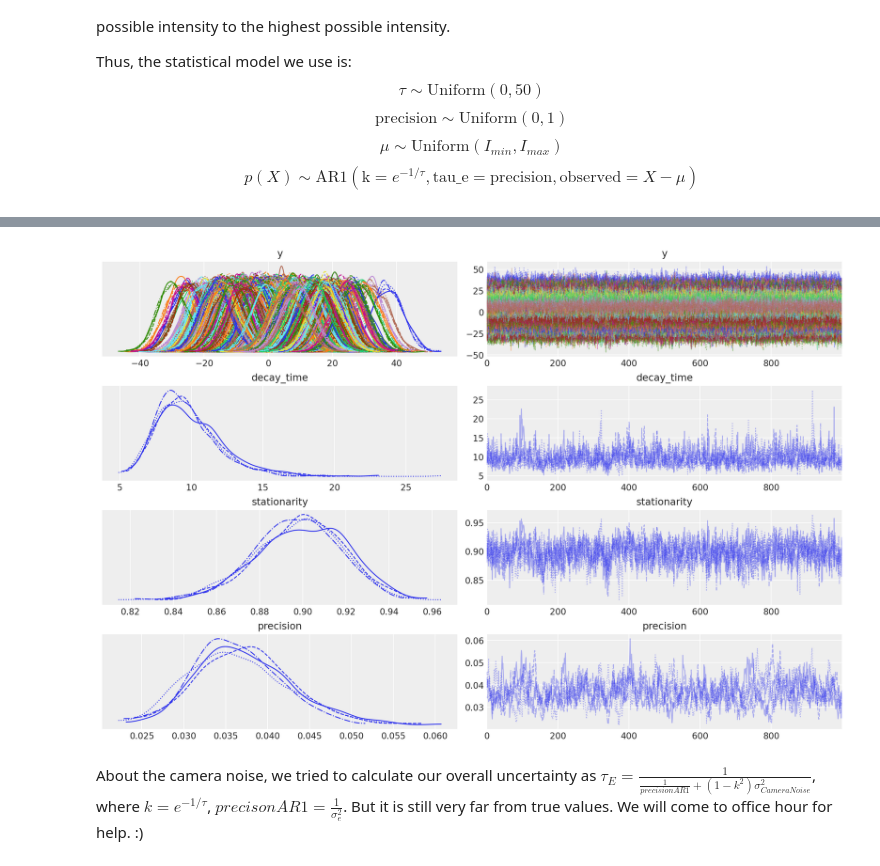
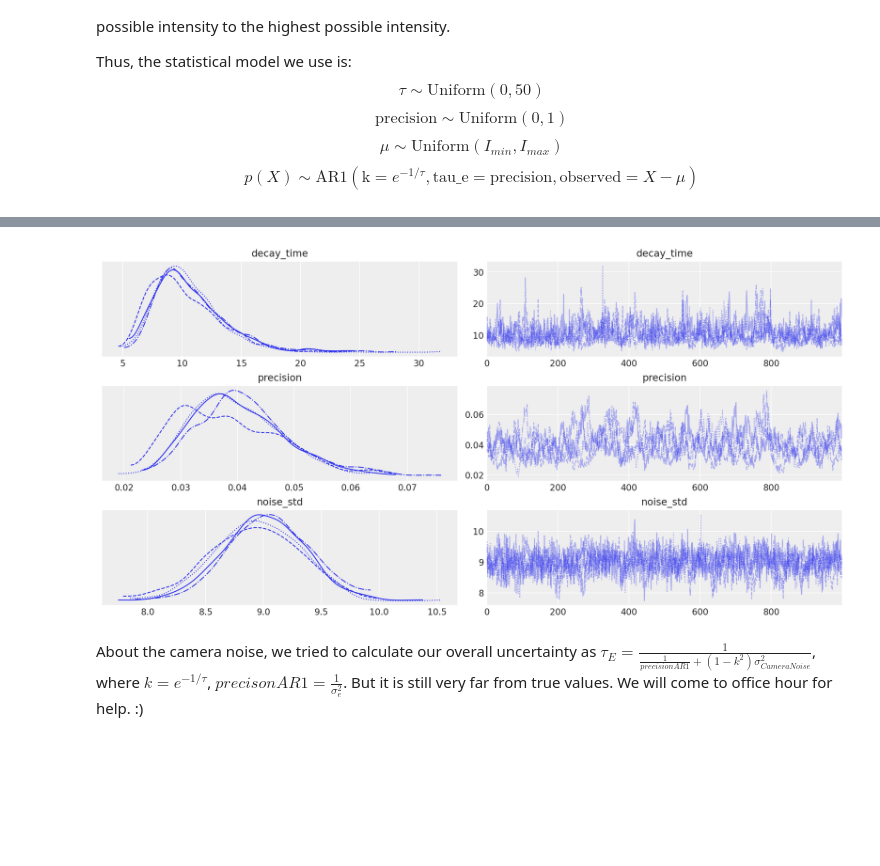
Before and after one commit to wwy-wwy-wwy/Biomolecular-Condensates, a Jupyter notebook: documentation.ipynb, the cells around one changed output, grey strips where cells are left out. Cells and saved outputs as stored; diff of their text form; code cells hidden in the pictures; blank space fills up the shorter version.

Commit message:
Update model

```diff
--- a/documentation.ipynb
+++ b/documentation.ipynb
@@ -33,4 +33,4 @@ X = load_data('[110, 145]_intensity.csv',data_dir='condensate_speckle/example_da
 # %% [output]
 /Users/Hanyue/Documents/GitHub/Condensate_speckles/condensate_speckle/example_data/[110, 145]_intensity.csv
 # %%
-X
+data_pds={'t':X[0],'Intensity':X[1]}
@@ -56,7 +51,7 @@ $$ \mu \sim \text{Uniform} (I_{min}, I_{max}) $$
 $$ p(X) \sim \text{AR1} (\text{k} = e^{-1/\tau}, \text{tau_e} = \text{precision}, \text{observed} = X-\mu )$$
 # %%
 quantization = 255
-ar1_model=set_model(X[1],quantization)
+ar1_model=set_model(data_pds['Intensity'],quantization)
 # %%
 estimate = pm.find_MAP(model = ar1_model)
 # %% [output]
@@ -113,13 +109,10 @@ innovation_std = intensity_std*np.sqrt(1-phi**2) # this is the standard deviatio
 intensity_variance = intensity_std**2 # this is the expectation value of all intensity signals
 # %%
 az.plot_trace(
-    idata,
-    lines=[
-        ("decay_time"),
-        ("precision"),
-    ],
+    trace,
+    var_names = ['decay_time','precision','noise_std'],
 );
 # %% [output]
-[figure, old version]
+[figure, new version]
 # %% [markdown]
 About the camera noise, we tried to calculate our overall uncertainty as $\tau_E=\frac{1}{\frac{1}{precisionAR1}+(1-k^2)\sigma_{CameraNoise}^2}$, where $k=e^{-1/\tau}$, $precisonAR1=\frac{1}{\sigma_{e}^2}$. But it is still very far from true values. We will come to office hour for help. :)
```
Also changed, not shown: parts of 3 cells of this notebook, 1 other file.
